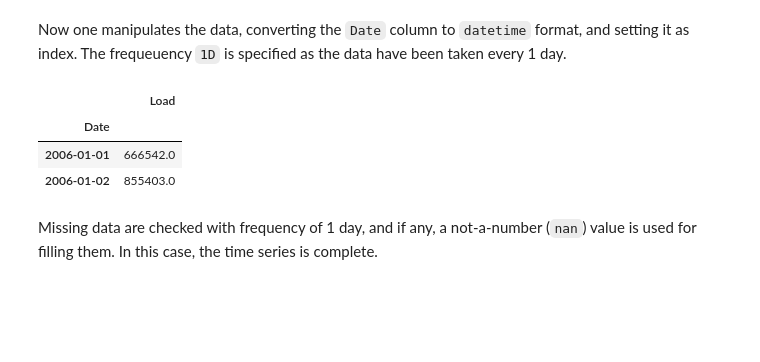
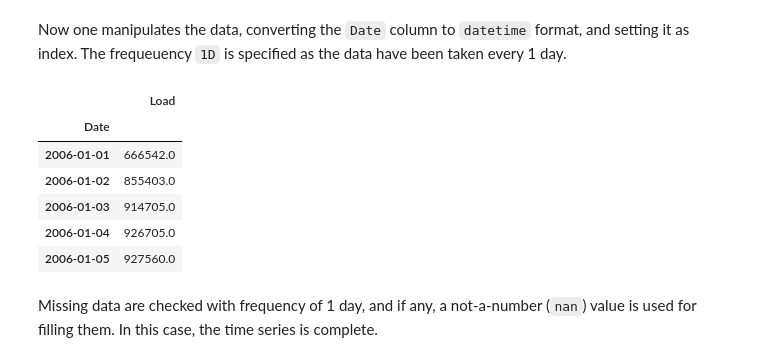
Before and after one commit to andreabellome/time_series_forecasting, a Jupyter notebook: notebook_power_load_forecasting.ipynb, the cells around one changed output. Drawn from its saved outputs; the diff is of its cells as text; code cells hidden in the pictures; blank space fills up the shorter version.

```diff
--- a/notebook_power_load_forecasting.ipynb
+++ b/notebook_power_load_forecasting.ipynb
@@ -64,16 +64,19 @@ Now one manipulates the data, converting the `Date` column to `datetime` format,
 # %%
 # Data preparation
 # ==============================================================================
 data['Date'] = pd.to_datetime(data['Date'], format='%Y-%m-%d')
 data = data.set_index('Date')
 data = data.asfreq('1D')
 data = data.sort_index()
-data.head(2)
+data.head(5)
 # %% [output]
 |  | Load |
 | Date |  |
 | 2006-01-01 | 666542.0 |
 | 2006-01-02 | 855403.0 |
+| 2006-01-03 | 914705.0 |
+| 2006-01-04 | 926705.0 |
+| 2006-01-05 | 927560.0 |
 # %% [markdown]
 Missing data are checked with frequency of 1 day, and if any, a not-a-number (`nan`) value is used for filling them. In this case, the time series is complete.
 # %%
```
Also changed, not shown: parts of 6 cells of this notebook.
